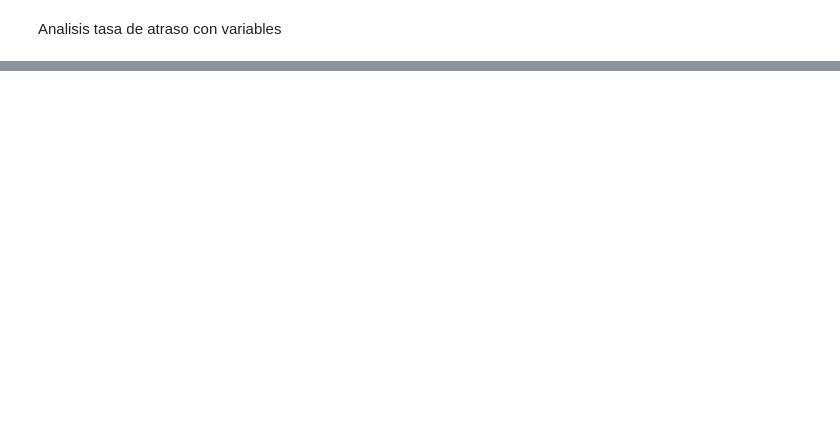
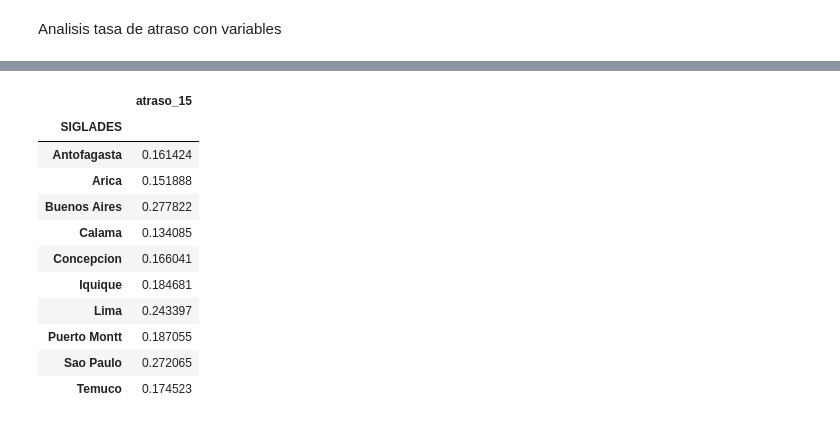
Before and after one commit to Danilo22m/Prueba-LATAM, a Jupyter notebook: solution.ipynb, the cells around one changed output, grey strips where cells are left out. Drawn from its saved outputs; the diff is of its cells as text; code cells hidden in the pictures; blank space fills up the shorter version.

```diff
--- a/solution.ipynb
+++ b/solution.ipynb
@@ -224,0 +255,18 @@ Analisis tasa de atraso con variables
+# %%
+#Filtro Destinos mas representativos
+values=["Antofagasta","Buenos Aires","Calama","Lima","Puerto Montt","Concepcion","Iquique","Sao Paulo","Temuco","Arica"]
+filtro=base[base.SIGLADES.isin(values)]
+filtro.pivot_table(index = "SIGLADES", values = "atraso_15")
+# %% [output]
+|  | atraso_15 |
+| SIGLADES |  |
+| Antofagasta | 0.161424 |
+| Arica | 0.151888 |
+| Buenos Aires | 0.277822 |
+| Calama | 0.134085 |
+| Concepcion | 0.166041 |
+| Iquique | 0.184681 |
+| Lima | 0.243397 |
+| Puerto Montt | 0.187055 |
+| Sao Paulo | 0.272065 |
+| Temuco | 0.174523 |
```
Also changed, not shown: parts of 23 cells of this notebook.
